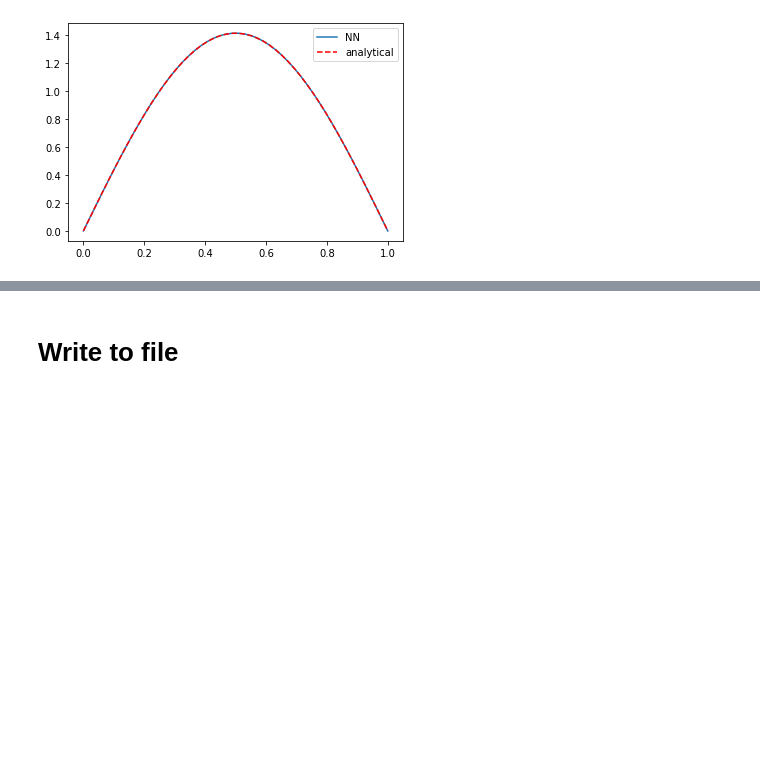
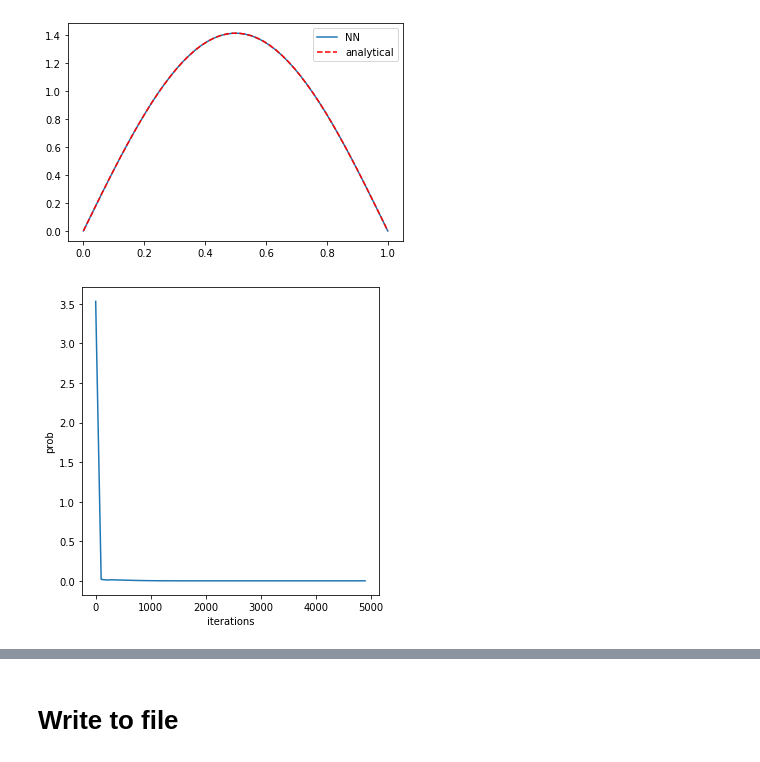
Before and after one commit to anuwu/Particle-in-a-Box, a Jupyter notebook: kitchin.ipynb, the cells around one changed output, grey strips where cells are left out. Saved outputs shown, nothing was run; the diff lists cells and outputs as text; code cells hidden in the pictures; blank space fills up the shorter version.

```diff
--- a/kitchin.ipynb
+++ b/kitchin.ipynb
@@ -180,4 +176,43 @@ plt.legend()
 plt.savefig (name + "_plot.png")
 # %% [output]
 [figure]
+# %%
+import matplotlib.pyplot as plt
+
+fig = plt.figure (figsize=(5,5))
+plt.clf ()
+
+#plt.subplot (1 , 1 , 1)
+plt.plot (iterList, probList)
+plt.xlabel ('iterations')
+plt.ylabel ('prob')
+
+
+'''
+
+plt.subplot (1, 2, 1)
+plt.plot (iterList, probList)
+plt.xlabel ('iterations')
+plt.ylabel ('prob')
+
+plt.subplot (1, 2, 2)
+plt.plot (iterList, EList)
+plt.ylabel ('Eigenenergy')
+plt.xlabel ('iterations')
+'''
+
+
+'''
+plt.subplot (2, 2, 3)
+plt.plot (iterList, lossList)
+plt.xlabel ('iterations')
+plt.ylabel ('loss')
+
+'''
+
+plt.tight_layout()
+
+plt.savefig (name + "_diagProb.png")
+# %% [output]
+[figure, added]
 # %%
```
Also changed, not shown: parts of 8 cells of this notebook, 9 other files.
